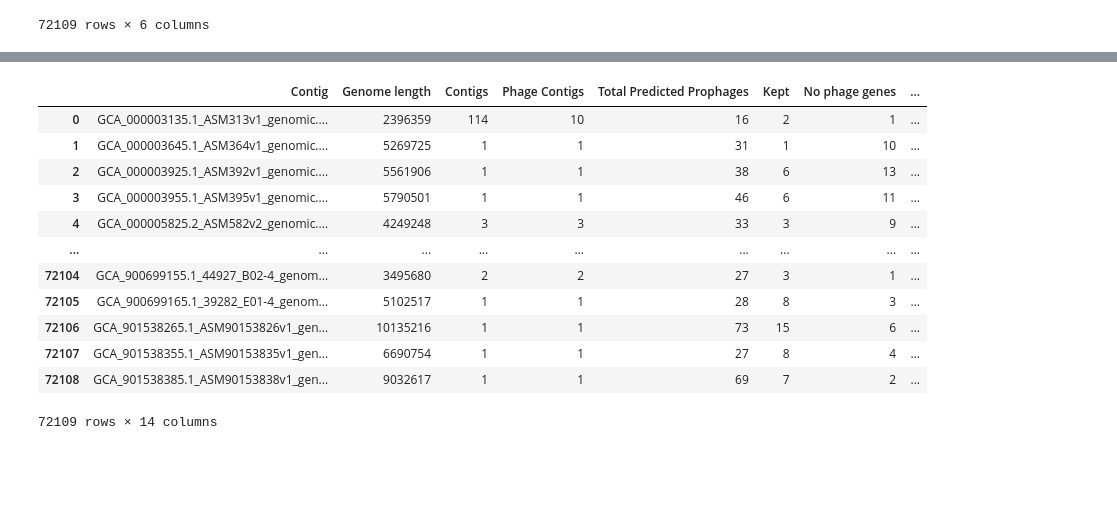
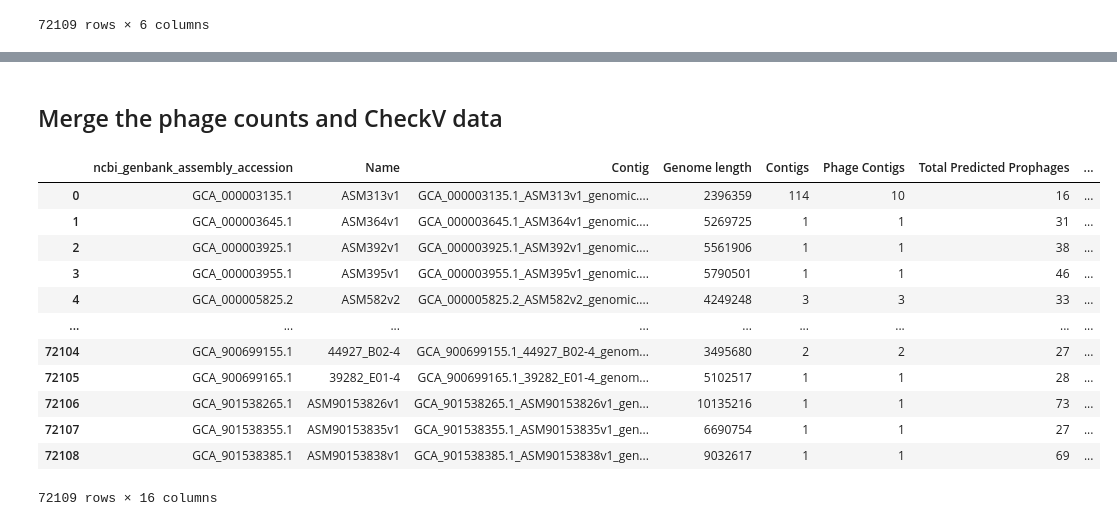
Before and after one commit to linsalrob/PhispyAnalysis, a Jupyter notebook: DataAnalysis/CheckV.ipynb, the cells around one changed output, grey strips where cells are left out. Saved outputs shown, nothing was run; the diff lists cells and outputs as text; code cells hidden in the pictures; blank space fills up the shorter version.

Commit message:
checkv analysis with binning

```diff
--- a/DataAnalysis/CheckV.ipynb
+++ b/DataAnalysis/CheckV.ipynb
@@ -110,17 +111,30 @@ phagesdf
+# %% [markdown]
+## Merge the phage counts and CheckV data
 # %%
+acccol = 'ncbi_genbank_assembly_accession'
+def get_acc_name(x):
+    regexp = re.compile('(\w+\.\d+)_([\w\.\-]+)_genomic.gbff.gz')
+    m = regexp.match(x)
+    if not m:
+        sys.stderr.write(f"WARNING: Regexp did not match {x}\n")
+        return (None, None)
+    return list(m.groups())
+
+
 phagecv = pd.merge(phagesdf, countdf, left_on='Contig', right_on='Contig', how='inner')
+phagecv = pd.concat([pd.DataFrame.from_records(phagecv['Contig'].apply(get_acc_name), columns=[acccol, 'Name']), phagecv], axis=1)
 phagecv
 # %% [output]
-|  | Contig | Genome length | Contigs | Phage Contigs | Total Predicted Prophages | Kept | No phage genes | ... |
-| 0 | GCA_000003135.1_ASM313v1_genomic.... | 2396359 | 114 | 10 | 16 | 2 | 1 | ... |
-| 1 | GCA_000003645.1_ASM364v1_genomic.... | 5269725 | 1 | 1 | 31 | 1 | 10 | ... |
-| 2 | GCA_000003925.1_ASM392v1_genomic.... | 5561906 | 1 | 1 | 38 | 6 | 13 | ... |
-| 3 | GCA_000003955.1_ASM395v1_genomic.... | 5790501 | 1 | 1 | 46 | 6 | 11 | ... |
-| 4 | GCA_000005825.2_ASM582v2_genomic.... | 4249248 | 3 | 3 | 33 | 3 | 9 | ... |
+|  | ncbi_genbank_assembly_accession | Name | Contig | Genome length | Contigs | Phage Contigs | Total Predicted Prophages | ... |
+| 0 | GCA_000003135.1 | ASM313v1 | GCA_000003135.1_ASM313v1_genomic.... | 2396359 | 114 | 10 | 16 | ... |
+| 1 | GCA_000003645.1 | ASM364v1 | GCA_000003645.1_ASM364v1_genomic.... | 5269725 | 1 | 1 | 31 | ... |
+| 2 | GCA_000003925.1 | ASM392v1 | GCA_000003925.1_ASM392v1_genomic.... | 5561906 | 1 | 1 | 38 | ... |
+| 3 | GCA_000003955.1 | ASM395v1 | GCA_000003955.1_ASM395v1_genomic.... | 5790501 | 1 | 1 | 46 | ... |
+| 4 | GCA_000005825.2 | ASM582v2 | GCA_000005825.2_ASM582v2_genomic.... | 4249248 | 3 | 3 | 33 | ... |
 | ... | ... | ... | ... | ... | ... | ... | ... | ... |
-| 72104 | GCA_900699155.1_44927_B02-4_genom... | 3495680 | 2 | 2 | 27 | 3 | 1 | ... |
-| 72105 | GCA_900699165.1_39282_E01-4_genom... | 5102517 | 1 | 1 | 28 | 8 | 3 | ... |
-| 72106 | GCA_901538265.1_ASM90153826v1_gen... | 10135216 | 1 | 1 | 73 | 15 | 6 | ... |
-| 72107 | GCA_901538355.1_ASM90153835v1_gen... | 6690754 | 1 | 1 | 27 | 8 | 4 | ... |
-| 72108 | GCA_901538385.1_ASM90153838v1_gen... | 9032617 | 1 | 1 | 69 | 7 | 2 | ... |
+| 72104 | GCA_900699155.1 | 44927_B02-4 | GCA_900699155.1_44927_B02-4_genom... | 3495680 | 2 | 2 | 27 | ... |
+| 72105 | GCA_900699165.1 | 39282_E01-4 | GCA_900699165.1_39282_E01-4_genom... | 5102517 | 1 | 1 | 28 | ... |
+| 72106 | GCA_901538265.1 | ASM90153826v1 | GCA_901538265.1_ASM90153826v1_gen... | 10135216 | 1 | 1 | 73 | ... |
+| 72107 | GCA_901538355.1 | ASM90153835v1 | GCA_901538355.1_ASM90153835v1_gen... | 6690754 | 1 | 1 | 27 | ... |
+| 72108 | GCA_901538385.1 | ASM90153838v1 | GCA_901538385.1_ASM90153838v1_gen... | 9032617 | 1 | 1 | 69 | ... |
-72109 rows × 14 columns
+72109 rows × 16 columns
```
Also changed, not shown: parts of 25 cells of this notebook.
